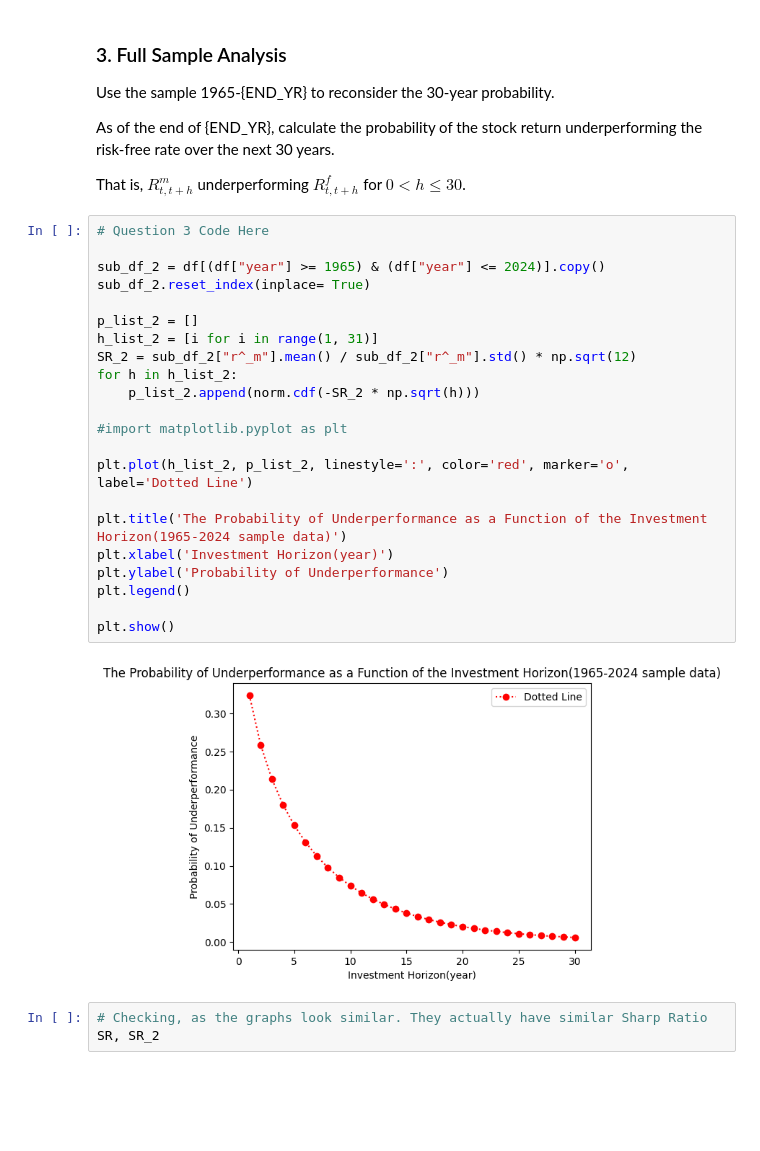
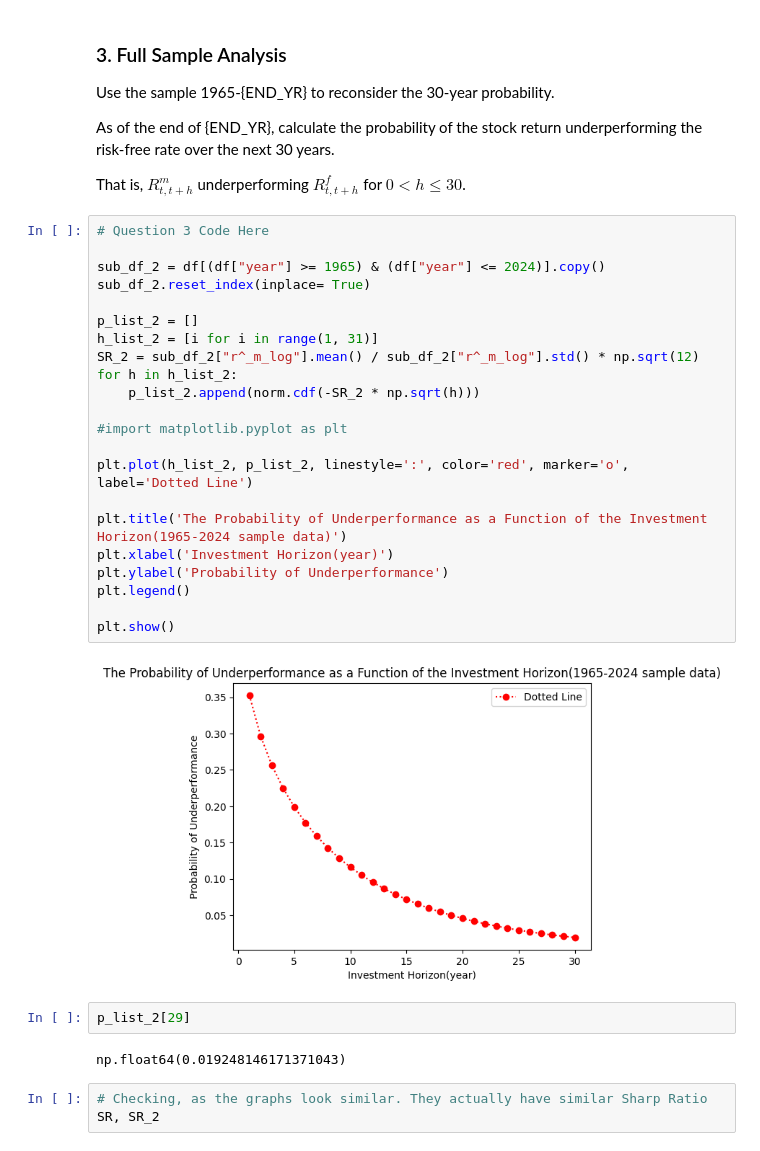
Before and after one commit to t-flora/portfolio-risk-mgmt, a Jupyter notebook: hw3/Barnstable-and-Long-Run-Risk.ipynb, the cells around one changed output. Saved outputs shown, nothing was run; the diff lists cells and outputs as text; blank space fills up the shorter version.

```diff
--- a/hw3/Barnstable-and-Long-Run-Risk.ipynb
+++ b/hw3/Barnstable-and-Long-Run-Risk.ipynb
@@ -251,27 +251,31 @@ That is, $R^m_{t,t+h}$ underperforming $R^f_{t,t+h}$ for $0<h\le 30$.
 # %%
 # Question 3 Code Here
 
 sub_df_2 = df[(df["year"] >= 1965) & (df["year"] <= 2024)].copy()
 sub_df_2.reset_index(inplace= True)
 
 p_list_2 = []
 h_list_2 = [i for i in range(1, 31)]
-SR_2 = sub_df_2["r^_m"].mean() / sub_df_2["r^_m"].std() * np.sqrt(12)
+SR_2 = sub_df_2["r^_m_log"].mean() / sub_df_2["r^_m_log"].std() * np.sqrt(12)
 for h in h_list_2:
     p_list_2.append(norm.cdf(-SR_2 * np.sqrt(h)))
 
 #import matplotlib.pyplot as plt
 
 plt.plot(h_list_2, p_list_2, linestyle=':', color='red', marker='o', label='Dotted Line')
 
 plt.title('The Probability of Underperformance as a Function of the Investment Horizon(1965-2024 sample data)')
 plt.xlabel('Investment Horizon(year)')
 plt.ylabel('Probability of Underperformance')
 plt.legend()
 
 plt.show()
 # %% [output]
-[figure, old version]
+[figure, new version]
+# %%
+p_list_2[29]
+# %% [output]
+np.float64(0.019248146171371043)
 # %%
 # Checking, as the graphs look similar. They actually have similar Sharp Ratio
 SR, SR_2
```
Also changed, not shown: parts of 3 cells of this notebook.
